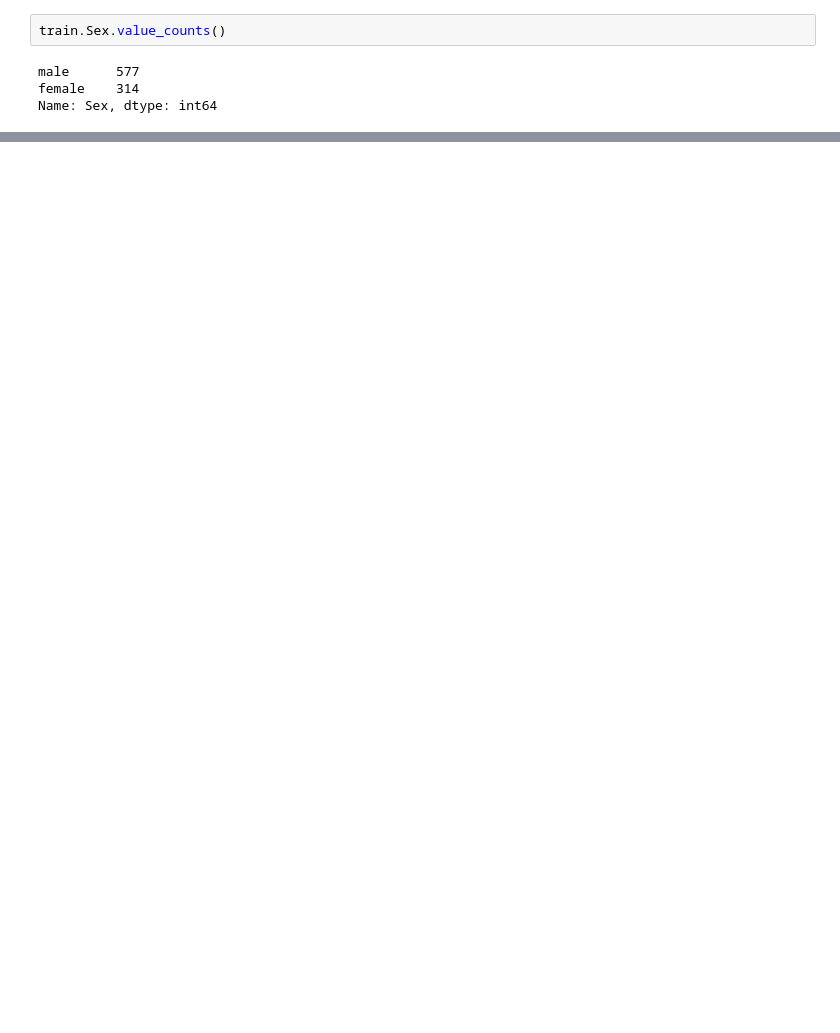
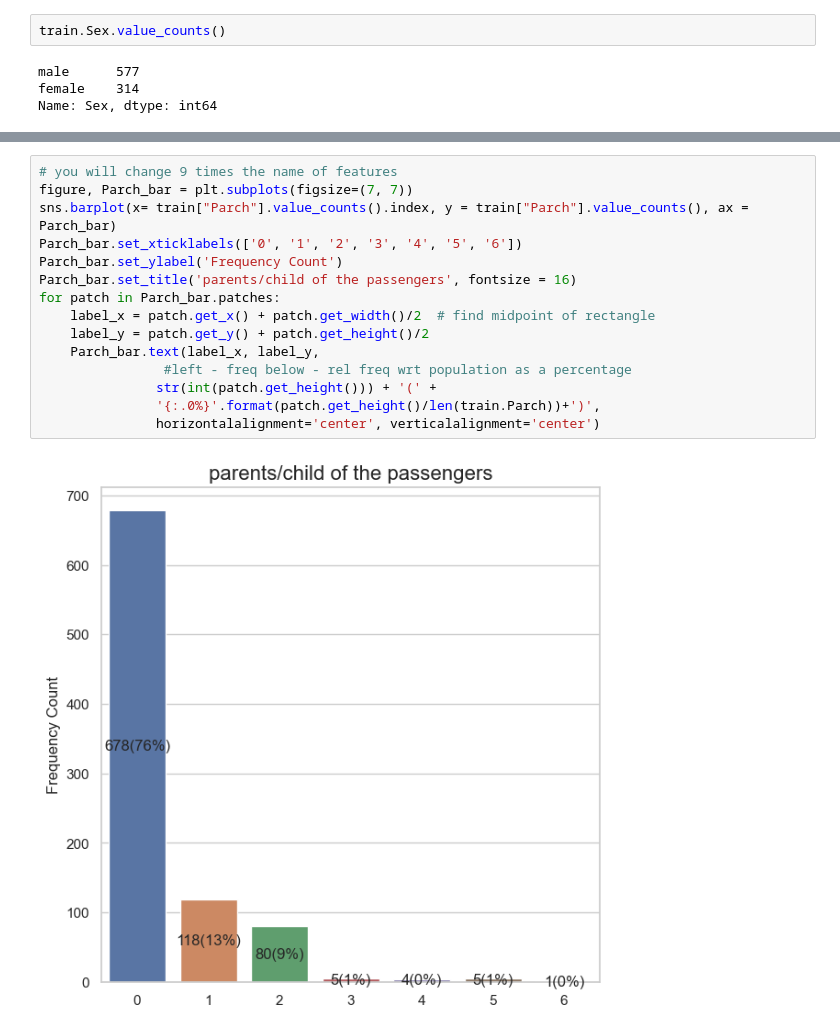
Before and after one commit to islamahrous/titanic_DS_analysis, a Jupyter notebook: titanic_DS_analysis.ipynb, the cells around one changed output, grey strips where cells are left out. Drawn from its saved outputs; the diff is of its cells as text; blank space fills up the shorter version.

```diff
--- a/titanic_DS_analysis.ipynb
+++ b/titanic_DS_analysis.ipynb
@@ -119,0 +160,17 @@ embarked_bar.set_title('Where did the passengers board the Titanic?', fontsize =
+# %%
+# you will change 9 times the name of features
+figure, Parch_bar = plt.subplots(figsize=(7, 7))
+sns.barplot(x= train["Parch"].value_counts().index, y = train["Parch"].value_counts(), ax = Parch_bar)
+Parch_bar.set_xticklabels(['0', '1', '2', '3', '4', '5', '6'])
+Parch_bar.set_ylabel('Frequency Count')
+Parch_bar.set_title('parents/child of the passengers', fontsize = 16)
+for patch in Parch_bar.patches:
+    label_x = patch.get_x() + patch.get_width()/2  # find midpoint of rectangle
+    label_y = patch.get_y() + patch.get_height()/2
+    Parch_bar.text(label_x, label_y,
+                #left - freq below - rel freq wrt population as a percentage
+               str(int(patch.get_height())) + '(' +
+               '{:.0%}'.format(patch.get_height()/len(train.Parch))+')',
+               horizontalalignment='center', verticalalignment='center')
+# %% [output]
+[figure, added]
```
Also changed, not shown: parts of 7 cells of this notebook.
